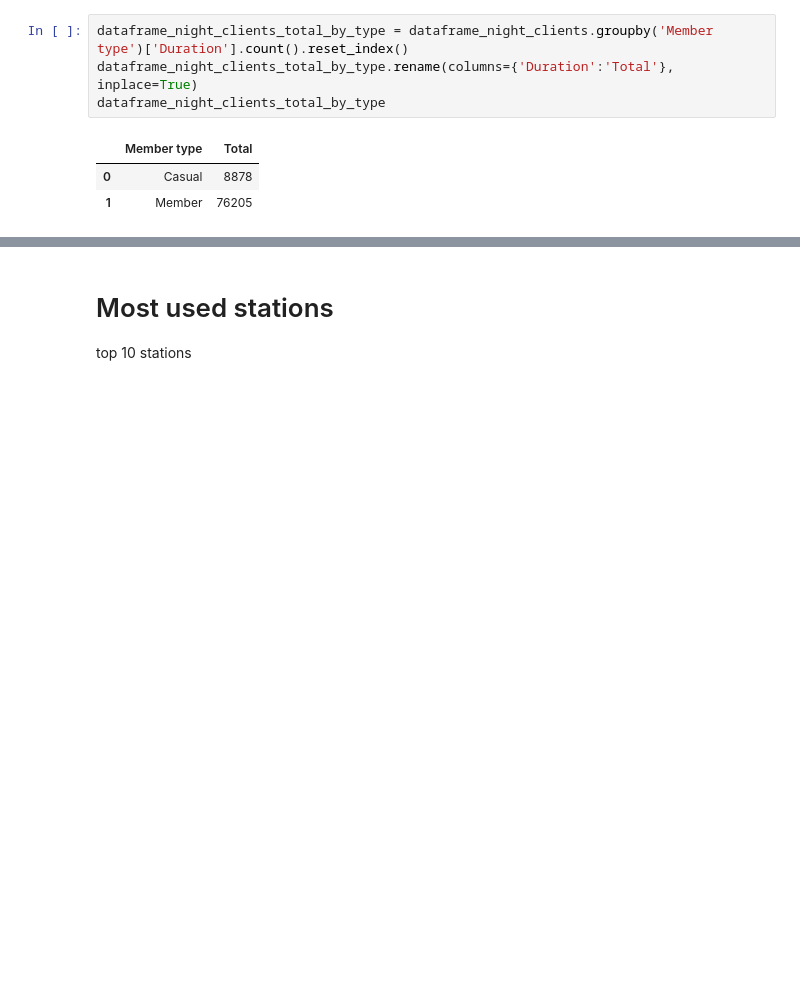
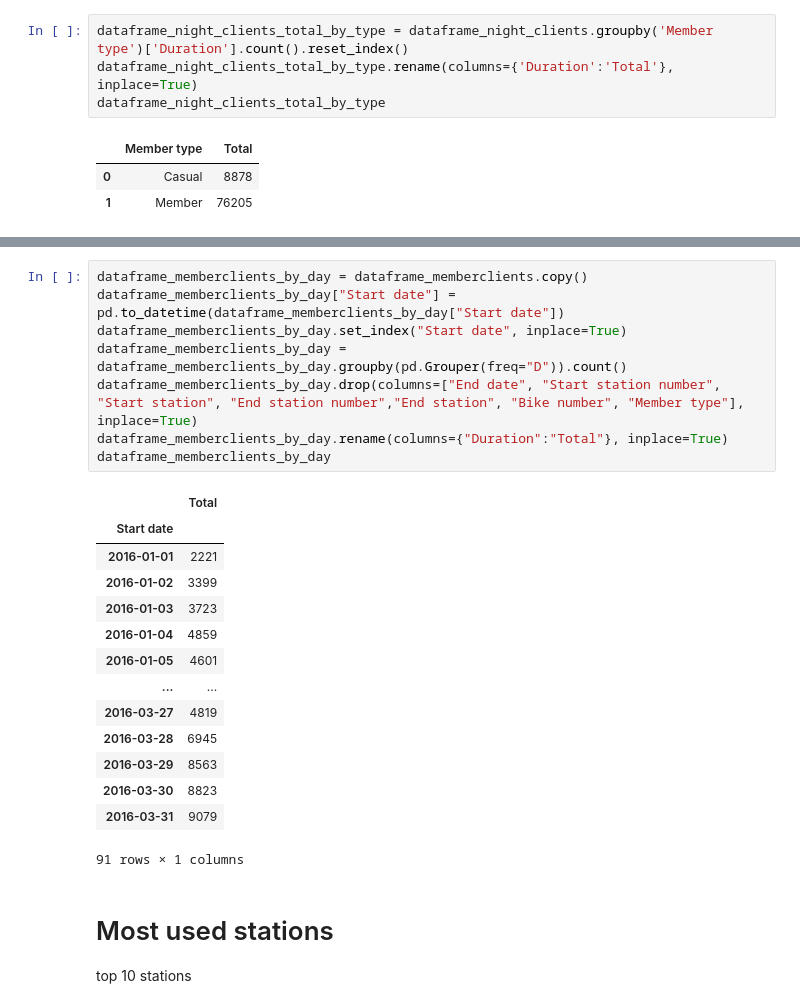
Before and after one commit to claupereirajr/datascience_study, a Jupyter notebook: aula10/Scripts - study bike sharing.ipynb, the cells around one changed output, grey strips where cells are left out. Drawn from its saved outputs; the diff is of its cells as text; blank space fills up the shorter version.

```diff
--- a/aula10/Scripts - study bike sharing.ipynb
+++ b/aula10/Scripts - study bike sharing.ipynb
@@ -221,3 +244,26 @@ dataframe_night_clients_total_by_type
+# %%
+dataframe_memberclients_by_day = dataframe_memberclients.copy()
+dataframe_memberclients_by_day["Start date"] = pd.to_datetime(dataframe_memberclients_by_day["Start date"])
+dataframe_memberclients_by_day.set_index("Start date", inplace=True)
+dataframe_memberclients_by_day = dataframe_memberclients_by_day.groupby(pd.Grouper(freq="D")).count()
+dataframe_memberclients_by_day.drop(columns=["End date", "Start station number", "Start station", "End station number","End station", "Bike number", "Member type"], inplace=True)
+dataframe_memberclients_by_day.rename(columns={"Duration":"Total"}, inplace=True)
+dataframe_memberclients_by_day
+# %% [output]
+|  | Total |
+| Start date |  |
+| 2016-01-01 | 2221 |
+| 2016-01-02 | 3399 |
+| 2016-01-03 | 3723 |
+| 2016-01-04 | 4859 |
+| 2016-01-05 | 4601 |
+| ... | ... |
+| 2016-03-27 | 4819 |
+| 2016-03-28 | 6945 |
+| 2016-03-29 | 8563 |
+| 2016-03-30 | 8823 |
+| 2016-03-31 | 9079 |
+91 rows × 1 columns
 # %% [markdown]
 # Most used stations
 top 10 stations
```
Also changed, not shown: parts of 6 cells of this notebook, 1 other file.
